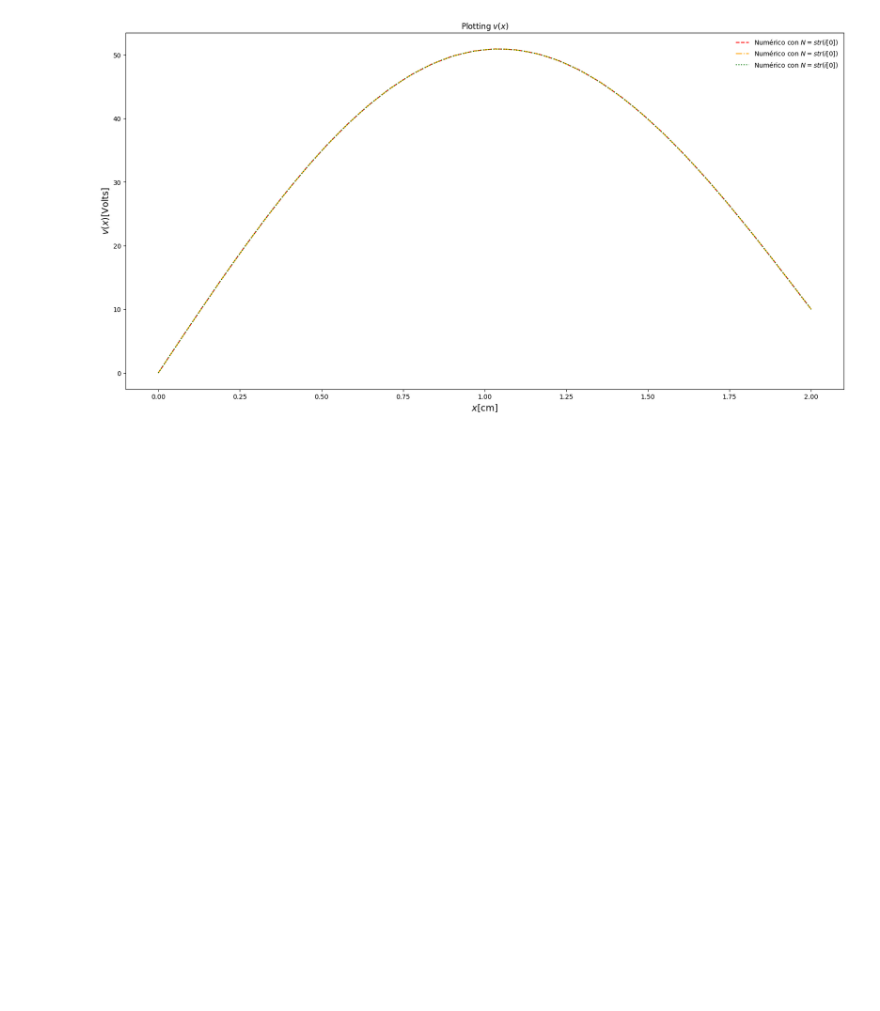
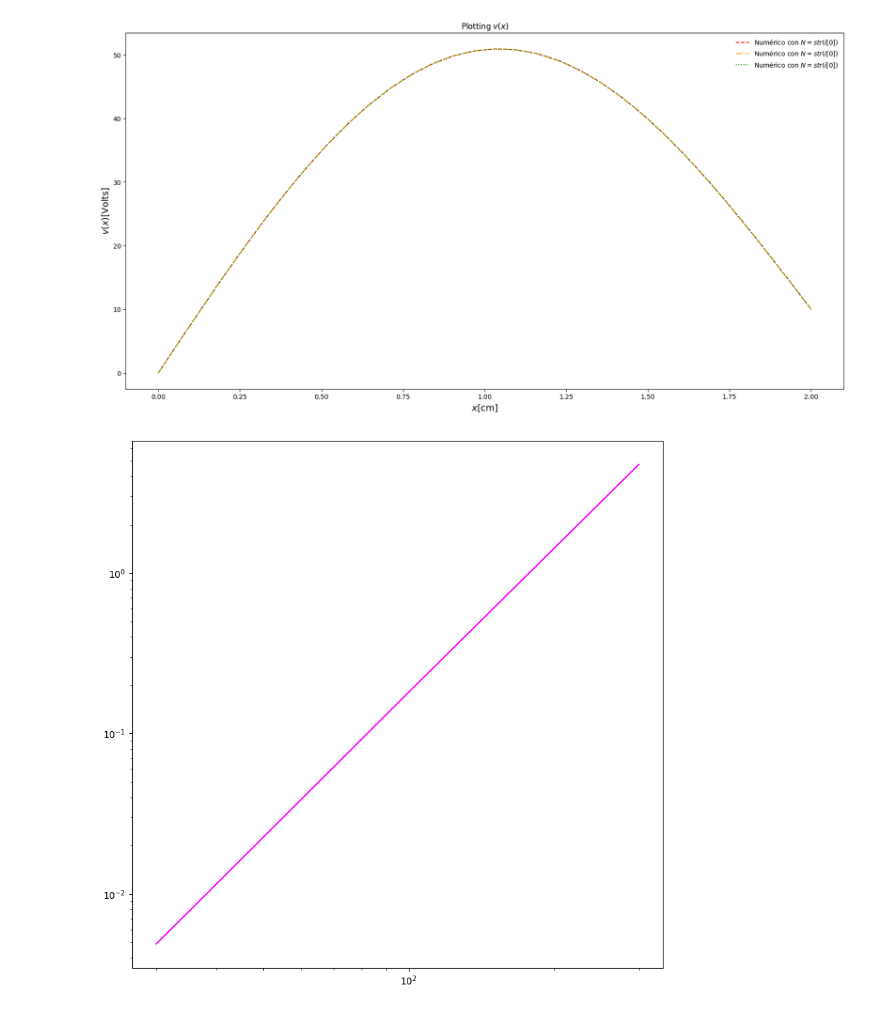
Before and after one commit to CrushinAngel/Numericos_2, a Jupyter notebook: pivot_gauss_sustitucion_poisson.ipynb, the cells around one changed output. Saved outputs shown, nothing was run; the diff lists cells and outputs as text; code cells hidden in the pictures; blank space fills up the shorter version.

```diff
--- a/pivot_gauss_sustitucion_poisson.ipynb
+++ b/pivot_gauss_sustitucion_poisson.ipynb
@@ -72,9 +97,9 @@ plt.ylabel("${v}({x}) $[Volts]", fontsize=14)
 N_styles = [(30, 'red', '--'), (100, 'orange', '-.'), (300, 'green', ':')]
 for i in N_styles:
     # Graficamos las soluciones v(x) para distintos N
-    plt.plot(gauss_elimination(i[0], 'standard')[0]*100, gauss_elimination(i[0], 'standard')[2], color = i[1], ls = i[2], label = 'Numérico con $N = $'+'$str(i[0])$')
-    if i[0] == 300:
-         plt.plot(gauss_elimination(i[0], 'standard')[0]*100, vt, color='blue', label='Analítico')
+    plt.plot(gauss_elimination(i[0], 'standard')[0]*100, gauss_elimination(i[0], 'standard')[2], color = i[1], ls = i[2], label = 'Numérico con $N = $'+'$str({i[0]})$')
+    #if i[0] == 300:
+         #plt.plot(gauss_elimination(i[0], 'standard')[0]*100, vt, color='blue', label='Analítico')
 
 plt.legend(loc='upper right', frameon=False)
 plt.show()
@@ -83,5 +108,14 @@ plt.show()
 # %%
 str_N = [str(x) for x in N]
 delta_ts = pd.DataFrame(index = ['Standard', 'Modified'],columns = str_N)
 for i in N:
-    delta_ts = [gauss_elimination(i, 'standard')[3], gauss_elimination(i, 'modified')[3]]
+    delta_ts[str(i)] = [gauss_elimination(i, 'standard')[3], gauss_elimination(i, 'modified')[3]]
+
+d_t_N = delta_ts.loc['Standard'].tolist()
+plt.figure(figsize = (10, 10))
+plt.plot(N, d_t_N, color = 'magenta')
+plt.yscale('log')
+plt.xscale('log')
+plt.show()
+# %% [output]
+[figure, added]
```
Also changed, not shown: parts of 2 cells of this notebook.
